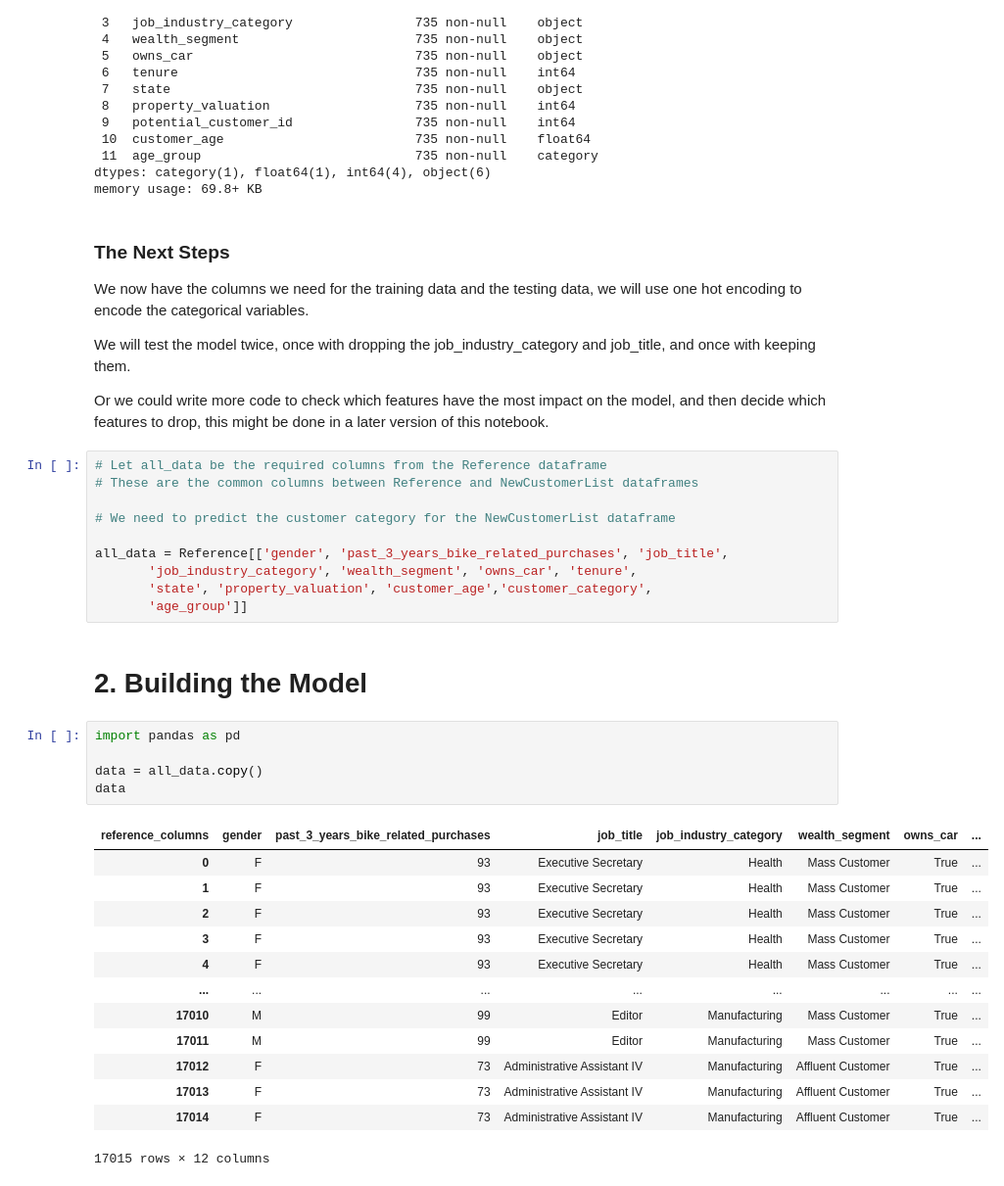
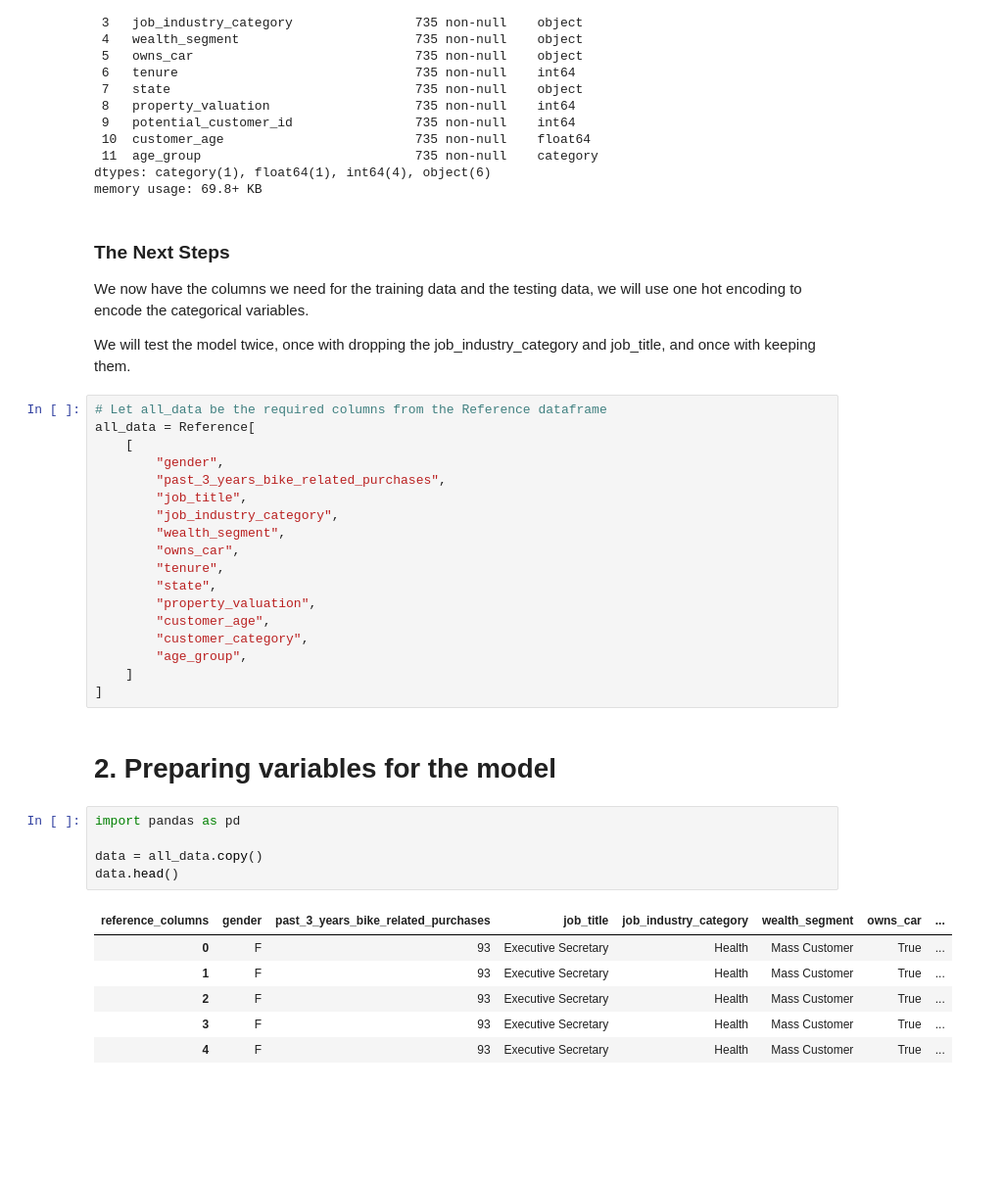
Before and after one commit to notcostheta/internship-speedrun, a Jupyter notebook: kpmg/task3.ipynb, the cells around one changed output. Shown at 98% size. Drawn from its saved outputs; the diff is of its cells as text; blank space fills up the shorter version.

```diff
--- a/kpmg/task3.ipynb
+++ b/kpmg/task3.ipynb
@@ -346,36 +368,35 @@ memory usage: 69.8+ KB
 We now have the columns we need for the training data and the testing data, we will use one hot encoding to encode the categorical variables.
 
 We will test the model twice, once with dropping the job_industry_category and job_title, and once with keeping them.
-
-Or we could write more code to check which features have the most impact on the model, and then decide which features to drop, this might be done in a later version of this notebook.
 # %%
 # Let all_data be the required columns from the Reference dataframe
-# These are the common columns between Reference and NewCustomerList dataframes
-
-# We need to predict the customer category for the NewCustomerList dataframe
-
-all_data = Reference[['gender', 'past_3_years_bike_related_purchases', 'job_title',
-       'job_industry_category', 'wealth_segment', 'owns_car', 'tenure',
-       'state', 'property_valuation', 'customer_age','customer_category',
-       'age_group']]
+all_data = Reference[
+    [
+        "gender",
+        "past_3_years_bike_related_purchases",
+        "job_title",
+        "job_industry_category",
+        "wealth_segment",
+        "owns_car",
+        "tenure",
+        "state",
+        "property_valuation",
+        "customer_age",
+        "customer_category",
+        "age_group",
+    ]
+]
 # %% [markdown]
-# 2. Building the Model
+# 2. Preparing variables for the model
 # %%
 import pandas as pd
 
 data = all_data.copy()
-data
+data.head()
 # %% [output]
 | reference_columns | gender | past_3_years_bike_related_purchases | job_title | job_industry_category | wealth_segment | owns_car | ... |
 | 0 | F | 93 | Executive Secretary | Health | Mass Customer | True | ... |
 | 1 | F | 93 | Executive Secretary | Health | Mass Customer | True | ... |
 | 2 | F | 93 | Executive Secretary | Health | Mass Customer | True | ... |
 | 3 | F | 93 | Executive Secretary | Health | Mass Customer | True | ... |
 | 4 | F | 93 | Executive Secretary | Health | Mass Customer | True | ... |
-| ... | ... | ... | ... | ... | ... | ... | ... |
-| 17010 | M | 99 | Editor | Manufacturing | Mass Customer | True | ... |
-| 17011 | M | 99 | Editor | Manufacturing | Mass Customer | True | ... |
-| 17012 | F | 73 | Administrative Assistant IV | Manufacturing | Affluent Customer | True | ... |
-| 17013 | F | 73 | Administrative Assistant IV | Manufacturing | Affluent Customer | True | ... |
-| 17014 | F | 73 | Administrative Assistant IV | Manufacturing | Affluent Customer | True | ... |
-17015 rows × 12 columns
```
Also changed, not shown: parts of 54 cells of this notebook, 4 other files.
